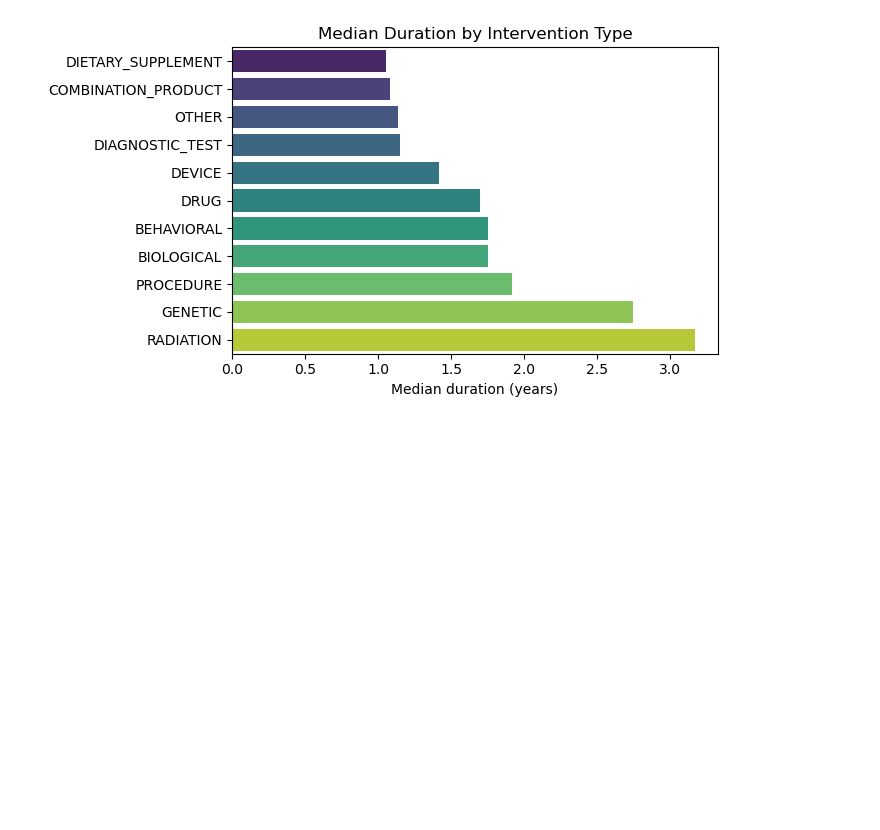
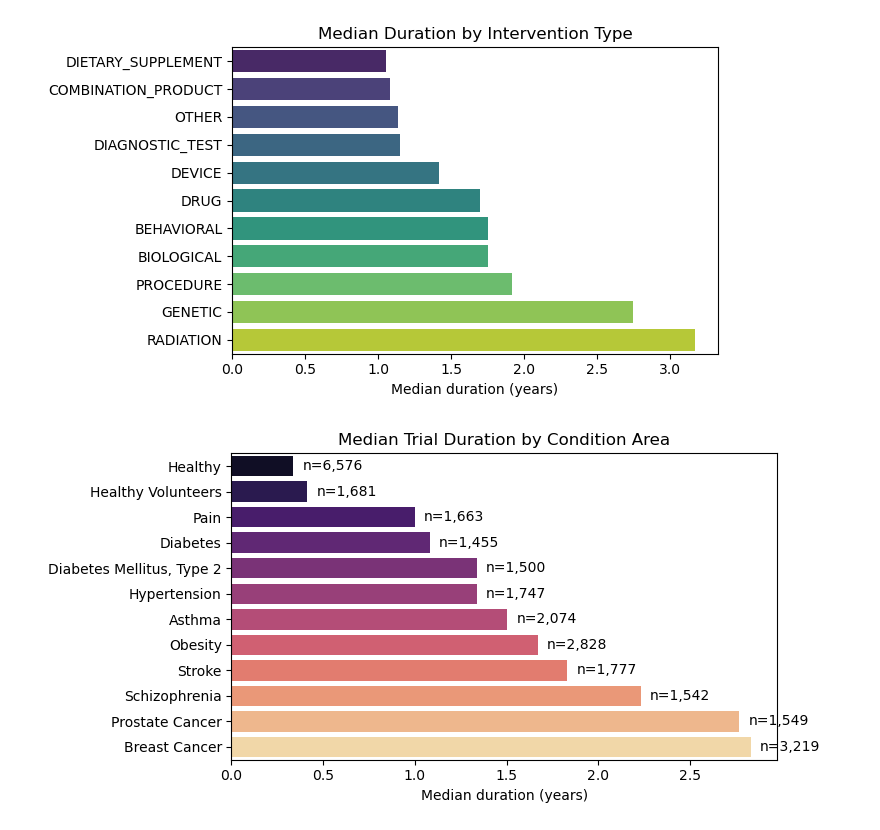
Before and after one commit to jonathan52444/MScProject, a Jupyter notebook: notebooks/02_eda_features.ipynb, the cells around one changed output. Saved outputs shown, nothing was run; the diff lists cells and outputs as text; code cells hidden in the pictures; blank space fills up the shorter version.

```diff
--- a/notebooks/02_eda_features.ipynb
+++ b/notebooks/02_eda_features.ipynb
@@ -224,4 +249,35 @@ plt.title("Median Duration by Intervention Type")
 plt.tight_layout(); plt.show()
 # %% [output]
 [figure]
+# %%
+# --- top 12 condition areas ----------------------------------------
+topn_cond = df["condition_top"].value_counts().head(12).index
+sub_cond  = df[df["condition_top"].isin(topn_cond)]
+
+# --- median duration (years) & sort --------------------------------
+cond_median = (sub_cond.groupby("condition_top")["duration_days"]
+               .median()
+               .sort_values()) / 365.25   # convert to years
+order = cond_median.index
+
+# --- bar plot -------------------------------------------------------
+plt.figure(figsize=(8,4))
+ax = sns.barplot(x=cond_median.values,
+                 y=order,
+                 palette="magma")
+plt.xlabel("Median duration (years)")
+plt.ylabel("")
+plt.title("Median Trial Duration by Condition Area")
+
+# --- annotate n on each bar ----------------------------------------
+for i, cond in enumerate(order):
+    n = sub_cond[sub_cond["condition_top"] == cond].shape[0]
+    ax.text(cond_median[cond] + 0.05,          # x-pos just past bar end
+            i,                                 # y-pos at bar centre
+            f"n={n:,}",
+            va="center")
+
+plt.tight_layout(); plt.show()
+# %% [output]
+[figure, added]
 # %%
```
Also changed, not shown: parts of 8 cells of this notebook, 8 other files.
